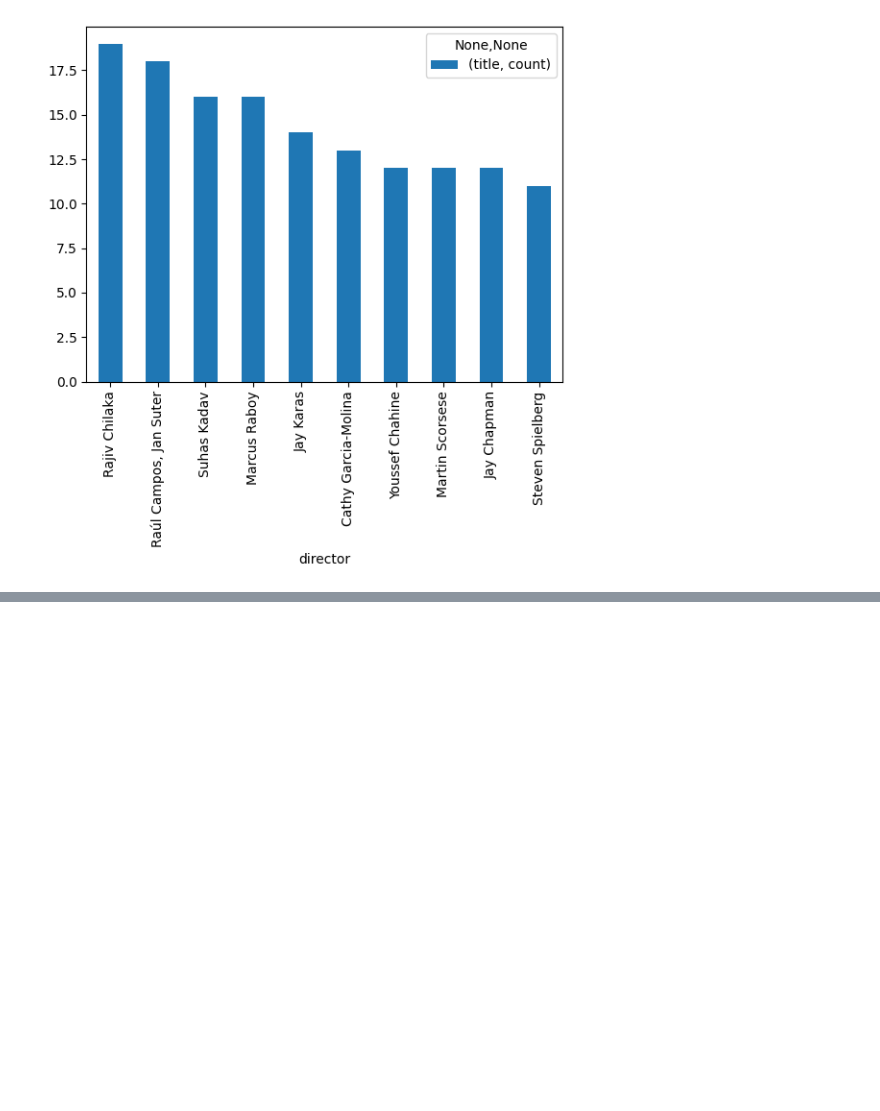
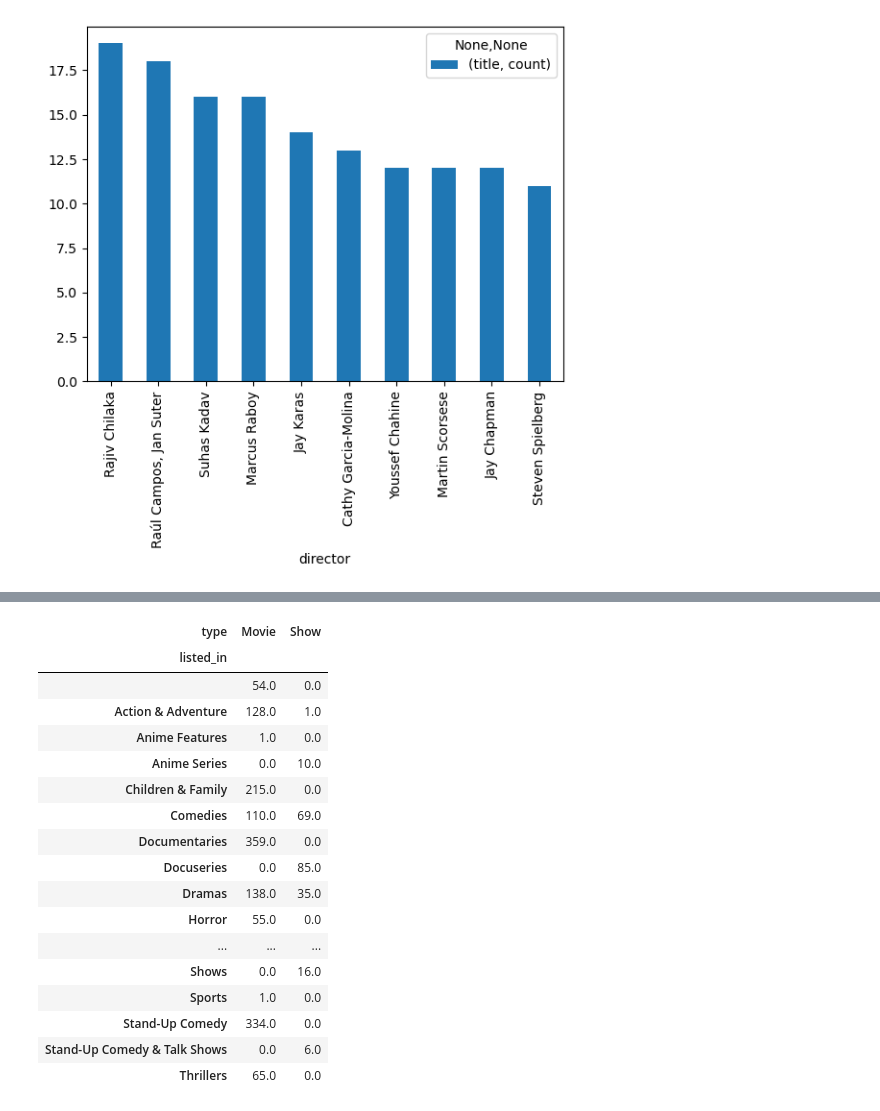
Before and after one commit to matbochenek42/Pandas-Analysis-of-Netflix-Shows, a Jupyter notebook: python_files/1_example.ipynb, the cells around one changed output, grey strips where cells are left out. Cells and saved outputs as stored; diff of their text form; code cells hidden in the pictures; blank space fills up the shorter version.

```diff
--- a/python_files/1_example.ipynb
+++ b/python_files/1_example.ipynb
@@ -77,0 +206,19 @@ dr.plot(kind = 'bar')
+# %%
+category["listed_in"] = category["listed_in"].str.replace("TV","")
+
+category["listed_in"] = category["listed_in"].str.replace("Movies","")
+
+category["listed_in"] = category["listed_in"].str.strip() # lstrip was needed
+# %%
+pt_category = pd.pivot_table(
+    category,
+    values="length",
+    index="listed_in",
+    columns="type",
+    aggfunc="count"
+)
+# %%
+pt_category = pt_category.reset_index()
+
+
+df2 = pt_category["Movie"] + pt_category["Show"]
@@ -77,0 +227,25 @@ dr.plot(kind = 'bar')
+# %%
+pt_category = pt_category.reset_index()
+
+# pt_category
+# %%
+pt_category.groupby("listed_in")[["Movie", "Show"]].sum()
+# %% [output]
+| type | Movie | Show |
+| listed_in |  |  |
+|  | 54.0 | 0.0 |
+| Action & Adventure | 128.0 | 1.0 |
+| Anime Features | 1.0 | 0.0 |
+| Anime Series | 0.0 | 10.0 |
+| Children & Family | 215.0 | 0.0 |
+| Comedies | 110.0 | 69.0 |
+| Documentaries | 359.0 | 0.0 |
+| Docuseries | 0.0 | 85.0 |
+| Dramas | 138.0 | 35.0 |
+| Horror | 55.0 | 0.0 |
+| ... | ... | ... |
+| Shows | 0.0 | 16.0 |
+| Sports | 1.0 | 0.0 |
+| Stand-Up Comedy | 334.0 | 0.0 |
+| Stand-Up Comedy & Talk Shows | 0.0 | 6.0 |
+| Thrillers | 65.0 | 0.0 |
```
Also changed, not shown: parts of 23 cells of this notebook, 5 other files.
